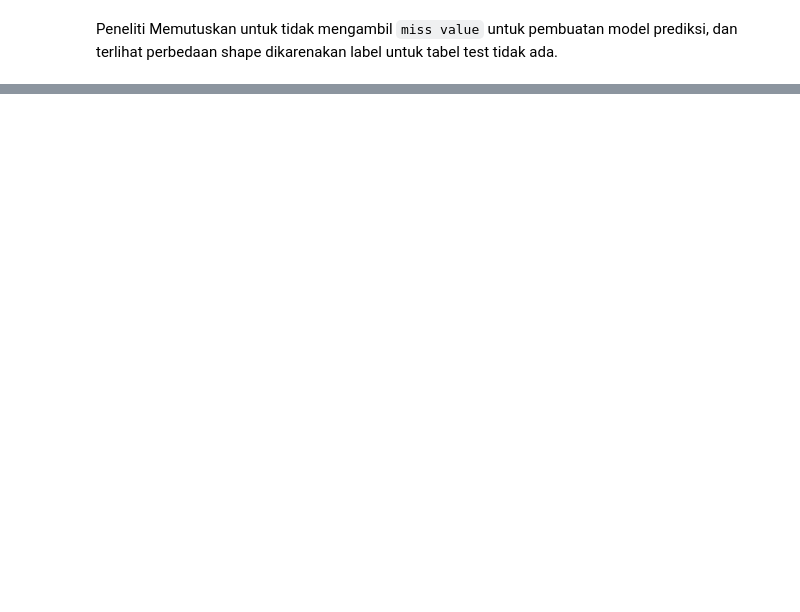
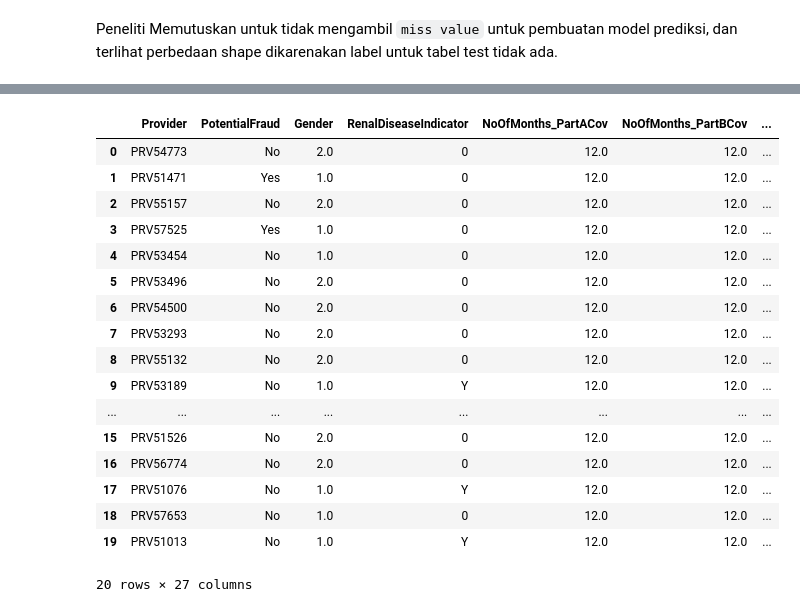
Before and after one commit to suma-bimantoro-andru/Machine-Learning, a Jupyter notebook: Healthcare Provider Fraud Detection/Medicare Provider Fraud Detection.ipynb, the cells around one changed output, grey strips where cells are left out. Drawn from its saved outputs; the diff is of its cells as text; code cells hidden in the pictures; blank space fills up the shorter version.

```diff
--- a/Healthcare Provider Fraud Detection/Medicare Provider Fraud Detection.ipynb
+++ b/Healthcare Provider Fraud Detection/Medicare Provider Fraud Detection.ipynb
@@ -203,0 +229,4 @@ Peneliti Memutuskan untuk tidak mengambil `miss value` untuk pembuatan model pre
+# %%
+# remove inference set from data set
+final_train = final_train.drop(data_inf.index)
+final_train
@@ -203,0 +247,24 @@ Peneliti Memutuskan untuk tidak mengambil `miss value` untuk pembuatan model pre
+# %%
+#reset index to reduce error
+final_train.reset_index(drop= True, inplace=True)
+data_inf.reset_index(drop=True, inplace=True)
+data_inf
+# %% [output]
+|  | Provider | PotentialFraud | Gender | RenalDiseaseIndicator | NoOfMonths_PartACov | NoOfMonths_PartBCov | ... |
+| 0 | PRV54773 | No | 2.0 | 0 | 12.0 | 12.0 | ... |
+| 1 | PRV51471 | Yes | 1.0 | 0 | 12.0 | 12.0 | ... |
+| 2 | PRV55157 | No | 2.0 | 0 | 12.0 | 12.0 | ... |
+| 3 | PRV57525 | Yes | 1.0 | 0 | 12.0 | 12.0 | ... |
+| 4 | PRV53454 | No | 1.0 | 0 | 12.0 | 12.0 | ... |
+| 5 | PRV53496 | No | 2.0 | 0 | 12.0 | 12.0 | ... |
+| 6 | PRV54500 | No | 2.0 | 0 | 12.0 | 12.0 | ... |
+| 7 | PRV53293 | No | 2.0 | 0 | 12.0 | 12.0 | ... |
+| 8 | PRV55132 | No | 2.0 | 0 | 12.0 | 12.0 | ... |
+| 9 | PRV53189 | No | 1.0 | Y | 12.0 | 12.0 | ... |
+| ... | ... | ... | ... | ... | ... | ... | ... |
+| 15 | PRV51526 | No | 2.0 | 0 | 12.0 | 12.0 | ... |
+| 16 | PRV56774 | No | 2.0 | 0 | 12.0 | 12.0 | ... |
+| 17 | PRV51076 | No | 1.0 | Y | 12.0 | 12.0 | ... |
+| 18 | PRV57653 | No | 1.0 | 0 | 12.0 | 12.0 | ... |
+| 19 | PRV51013 | No | 1.0 | Y | 12.0 | 12.0 | ... |
+20 rows × 27 columns
```
Also changed, not shown: parts of 22 cells of this notebook.
